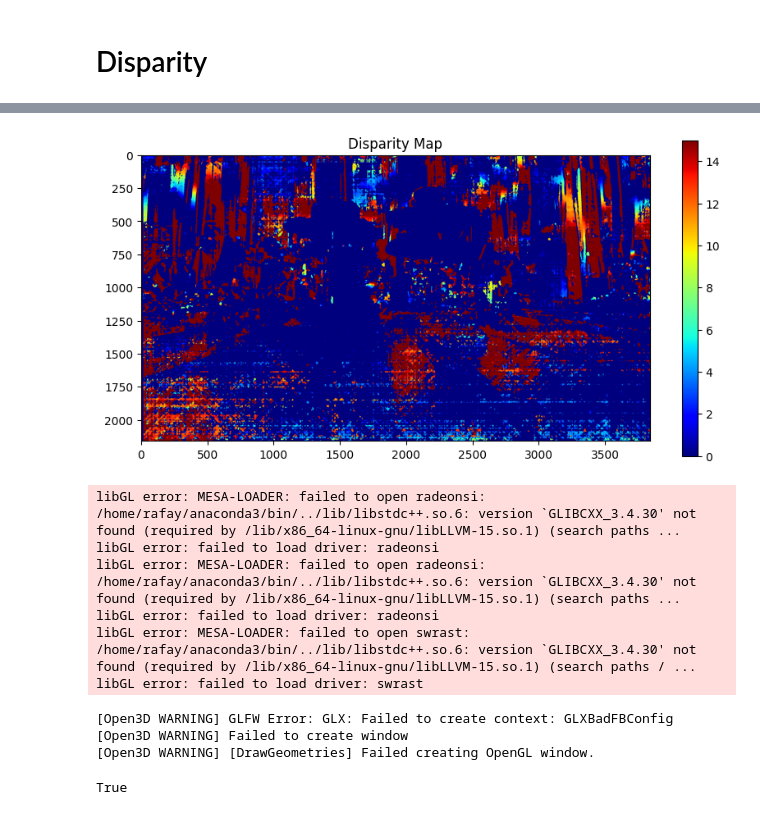
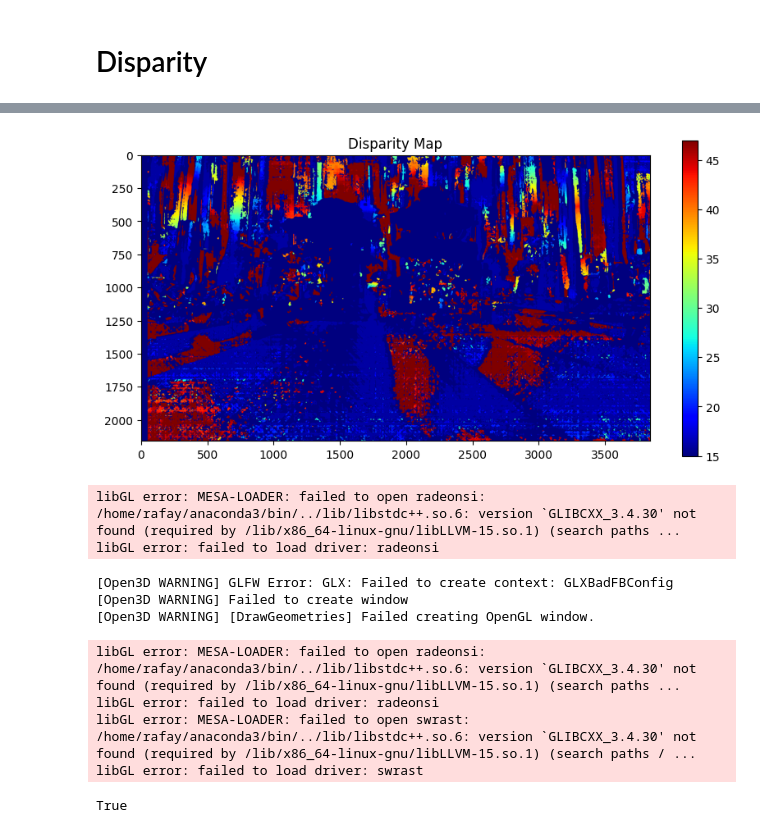
Before and after one commit to rafayaamirgull/stereo_reconstruction_cv, a Jupyter notebook: main.ipynb, the cells around one changed output, grey strips where cells are left out. Cells and saved outputs as stored; diff of their text form; code cells hidden in the pictures.

```diff
--- a/main.ipynb
+++ b/main.ipynb
@@ -285,39 +285,39 @@ def visualize_point_cloud(
 # %%
 # 4. Rectify Images
 mapL1, mapL2 = cv2.initUndistortRectifyMap(K0, None, R1, P1, image_size, cv2.CV_32FC1)
 mapR1, mapR2 = cv2.initUndistortRectifyMap(K1, None, R2, P2, image_size, cv2.CV_32FC1)
 
 imgL_rect = cv2.remap(imgL, mapL1, mapL2, interpolation=cv2.INTER_LINEAR)
 imgR_rect = cv2.remap(imgR, mapR1, mapR2, interpolation=cv2.INTER_LINEAR)
 imgL_rect_color = cv2.remap(imgL_color, mapL1, mapL2, interpolation=cv2.INTER_LINEAR)
 
 # 5. Disparity Calculation
-disparity_map = compute_disparity_map(imgL, imgR, 16, 0)
+disparity_map = compute_disparity_map(imgL, imgR, 32, 16)
 
 plt.figure(figsize=(10,5))
 plt.imshow(disparity_map, cmap='jet')
 plt.title("Disparity Map")
 plt.colorbar()
 plt.show()
 
 # 6. 3D Reconstruction
 points_3D = reconstruct_3D(disparity_map, Q)
 # 7. Visualization
 visualize_point_cloud(points_3D, cv2.cvtColor(imgL_color, cv2.COLOR_BGR2RGB), disparity_map)
 
 #Optional: Save the point cloud
 pcd = o3d.geometry.PointCloud()
 pcd.points = o3d.utility.Vector3dVector(points_3D.reshape(-1, 3))
 o3d.io.write_point_cloud(f"{dataset_name}_point_cloud.ply", pcd)
 # %% [output]
-[figure, old version]
+[figure, new version]
 libGL error: MESA-LOADER: failed to open radeonsi: /home/rafay/anaconda3/bin/../lib/libstdc++.so.6: version `GLIBCXX_3.4.30' not found (required by /lib/x86_64-linux-gnu/libLLVM-15.so.1) (search paths ...
 libGL error: failed to load driver: radeonsi
-libGL error: MESA-LOADER: failed to open radeonsi: /home/rafay/anaconda3/bin/../lib/libstdc++.so.6: version `GLIBCXX_3.4.30' not found (required by /lib/x86_64-linux-gnu/libLLVM-15.so.1) (search paths ...
-libGL error: failed to load driver: radeonsi
-libGL error: MESA-LOADER: failed to open swrast: /home/rafay/anaconda3/bin/../lib/libstdc++.so.6: version `GLIBCXX_3.4.30' not found (required by /lib/x86_64-linux-gnu/libLLVM-15.so.1) (search paths / ...
-libGL error: failed to load driver: swrast
 [Open3D WARNING] GLFW Error: GLX: Failed to create context: GLXBadFBConfig
 [Open3D WARNING] Failed to create window
 [Open3D WARNING] [DrawGeometries] Failed creating OpenGL window.
-True
+libGL error: MESA-LOADER: failed to open radeonsi: /home/rafay/anaconda3/bin/../lib/libstdc++.so.6: version `GLIBCXX_3.4.30' not found (required by /lib/x86_64-linux-gnu/libLLVM-15.so.1) (search paths ...
+libGL error: failed to load driver: radeonsi
+libGL error: MESA-LOADER: failed to open swrast: /home/rafay/anaconda3/bin/../lib/libstdc++.so.6: version `GLIBCXX_3.4.30' not found (required by /lib/x86_64-linux-gnu/libLLVM-15.so.1) (search paths / ...
+libGL error: failed to load driver: swrast
+True
```
Also changed, not shown: parts of 2 cells of this notebook.
